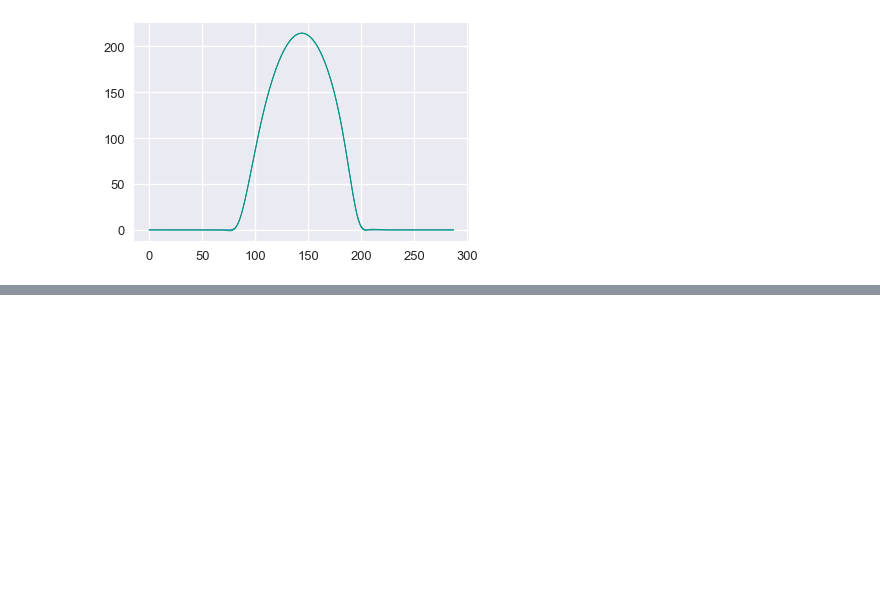
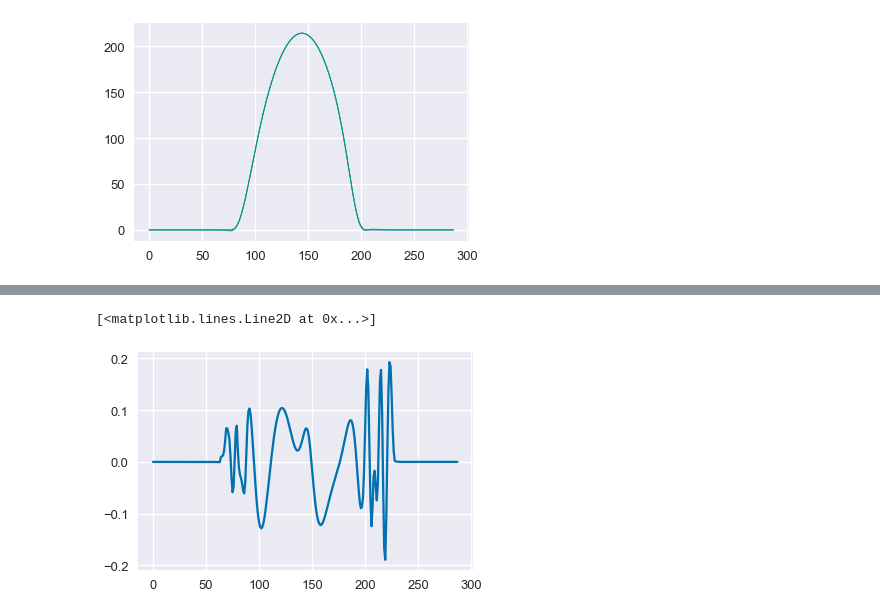
Before and after one commit to slacgismo/StatisticalClearSky, a Jupyter notebook: Synthetic Clear Sky Example.ipynb, the cells around one changed output, grey strips where cells are left out. Cells and saved outputs as stored; diff of their text form; code cells hidden in the pictures; blank space fills up the shorter version.

```diff
--- a/Synthetic Clear Sky Example.ipynb
+++ b/Synthetic Clear Sky Example.ipynb
@@ -107,0 +108,5 @@ _ = scs.make_clearsky_model(n=15, plot=True)
+# %%
+plt.plot(scs.U[:, 15])
+# %% [output]
+[<matplotlib.lines.Line2D at 0x...>]
+[figure, added]
```
Also changed, not shown: parts of 2 cells of this notebook, 3 other files.
